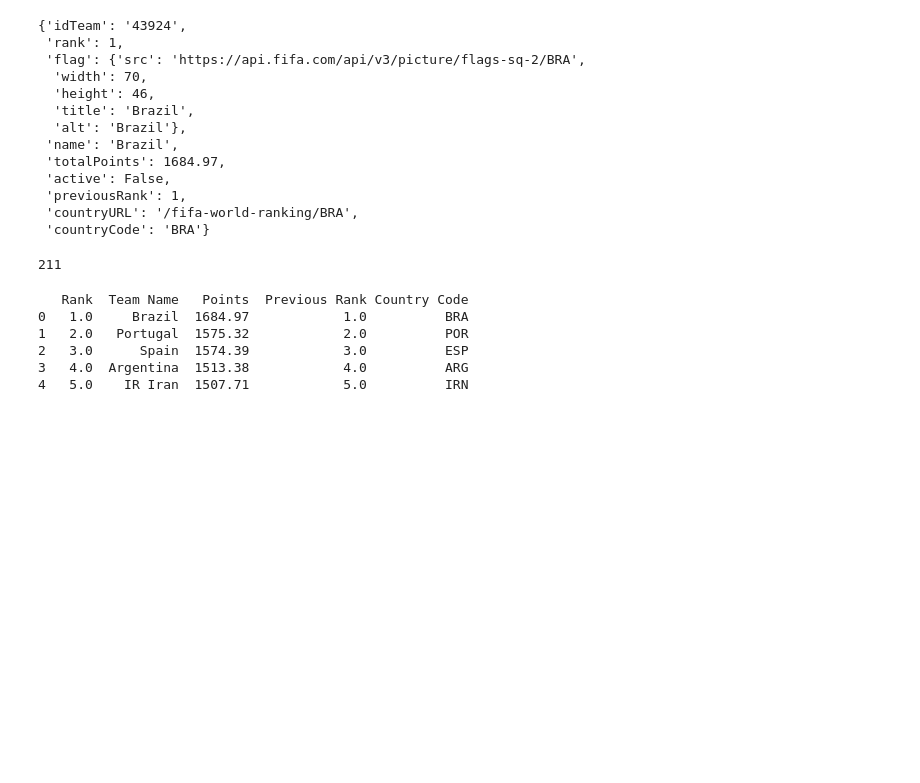
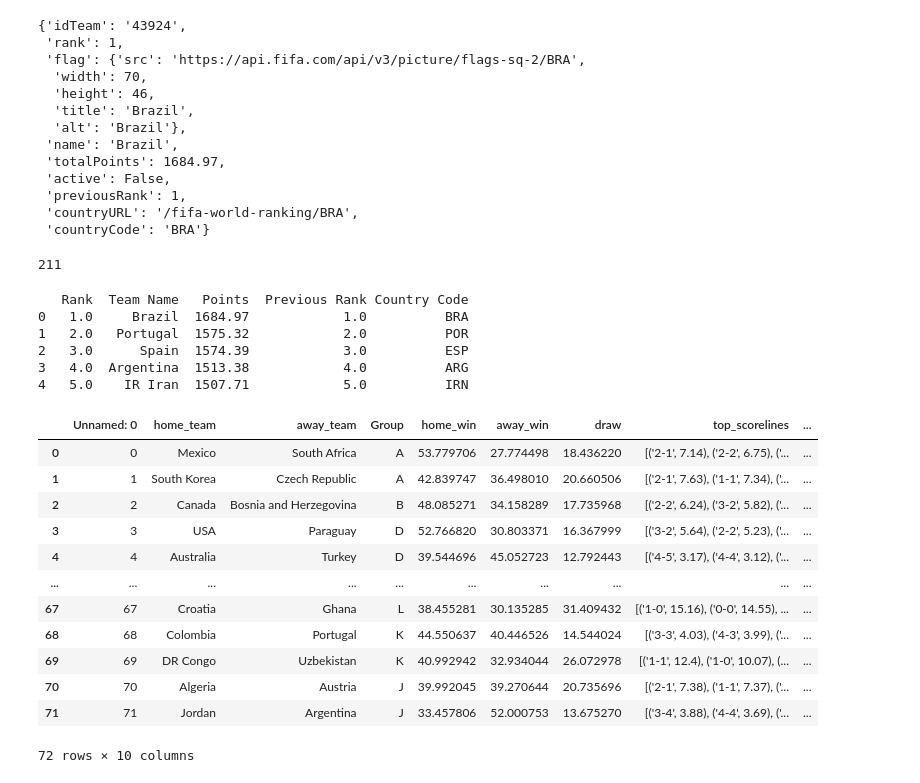
Before and after one commit to Sanjay-0110/FIFA26, a Jupyter notebook: DataCamp Challenge/notebook/rough.ipynb, the cells around one changed output. Cells and saved outputs as stored; diff of their text form; code cells hidden in the pictures; blank space fills up the shorter version.

```diff
--- a/DataCamp Challenge/notebook/rough.ipynb
+++ b/DataCamp Challenge/notebook/rough.ipynb
@@ -95,0 +98,16 @@ print(df.head())
+# %%
+df
+# %% [output]
+|  | Unnamed: 0 | home_team | away_team | Group | home_win | away_win | draw | top_scorelines | ... |
+| 0 | 0 | Mexico | South Africa | A | 53.779706 | 27.774498 | 18.436220 | [('2-1', 7.14), ('2-2', 6.75), ('... | ... |
+| 1 | 1 | South Korea | Czech Republic | A | 42.839747 | 36.498010 | 20.660506 | [('2-1', 7.63), ('1-1', 7.34), ('... | ... |
+| 2 | 2 | Canada | Bosnia and Herzegovina | B | 48.085271 | 34.158289 | 17.735968 | [('2-2', 6.24), ('3-2', 5.82), ('... | ... |
+| 3 | 3 | USA | Paraguay | D | 52.766820 | 30.803371 | 16.367999 | [('3-2', 5.64), ('2-2', 5.23), ('... | ... |
+| 4 | 4 | Australia | Turkey | D | 39.544696 | 45.052723 | 12.792443 | [('4-5', 3.17), ('4-4', 3.12), ('... | ... |
+| ... | ... | ... | ... | ... | ... | ... | ... | ... | ... |
+| 67 | 67 | Croatia | Ghana | L | 38.455281 | 30.135285 | 31.409432 | [('1-0', 15.16), ('0-0', 14.55), ... | ... |
+| 68 | 68 | Colombia | Portugal | K | 44.550637 | 40.446526 | 14.544024 | [('3-3', 4.03), ('4-3', 3.99), ('... | ... |
+| 69 | 69 | DR Congo | Uzbekistan | K | 40.992942 | 32.934044 | 26.072978 | [('1-1', 12.4), ('1-0', 10.07), (... | ... |
+| 70 | 70 | Algeria | Austria | J | 39.992045 | 39.270644 | 20.735696 | [('2-1', 7.38), ('1-1', 7.37), ('... | ... |
+| 71 | 71 | Jordan | Argentina | J | 33.457806 | 52.000753 | 13.675270 | [('3-4', 3.88), ('4-4', 3.69), ('... | ... |
+72 rows × 10 columns
```
Also changed, not shown: parts of 2 cells of this notebook, 7 other files.
